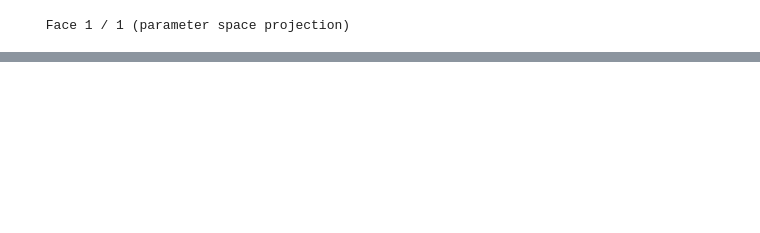
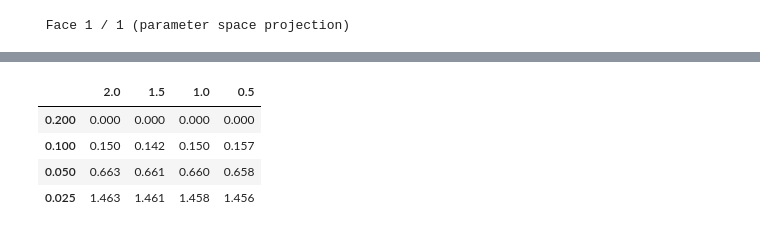
Before and after one commit to Rafoxxa/Proyecto-metodos, a Jupyter notebook: code/notebook_pruebas.ipynb, the cells around one changed output, grey strips where cells are left out. Cells and saved outputs as stored; diff of their text form; code cells hidden in the pictures; blank space fills up the shorter version.

```diff
--- a/code/notebook_pruebas.ipynb
+++ b/code/notebook_pruebas.ipynb
@@ -169,0 +243,22 @@ Draw(f, mesh, 'u', order=3)
+# %%
+import numpy as np
+hsizes = np.array([0.2, 0.1, 0.05, 0.025])
+
+def convergence_rate_2(h, CFLs, err):
+    rate = np.zeros((len(CFLs), len(h)))
+    for j in range(len(CFLs)):
+        l = err[j]
+        for i in range(1,len(h)):
+            rate[j, i] = (np.log10(l[i])-np.log10(l[i-1]))/(np.log10(h[i])-np.log10(h[i-1]))
+    return np.round(rate, 3)
+
+import pandas as pd
+
+r1 = pd.DataFrame(index=CFLs, columns=hsizes , data=convergence_rate_2(hsizes, CFLs, errors)).T
+display(r1)
+# %% [output]
+|  | 2.0 | 1.5 | 1.0 | 0.5 |
+| 0.200 | 0.000 | 0.000 | 0.000 | 0.000 |
+| 0.100 | 0.150 | 0.142 | 0.150 | 0.157 |
+| 0.050 | 0.663 | 0.661 | 0.660 | 0.658 |
+| 0.025 | 1.463 | 1.461 | 1.458 | 1.456 |
```
Also changed, not shown: parts of 13 cells of this notebook, 5 other files.
